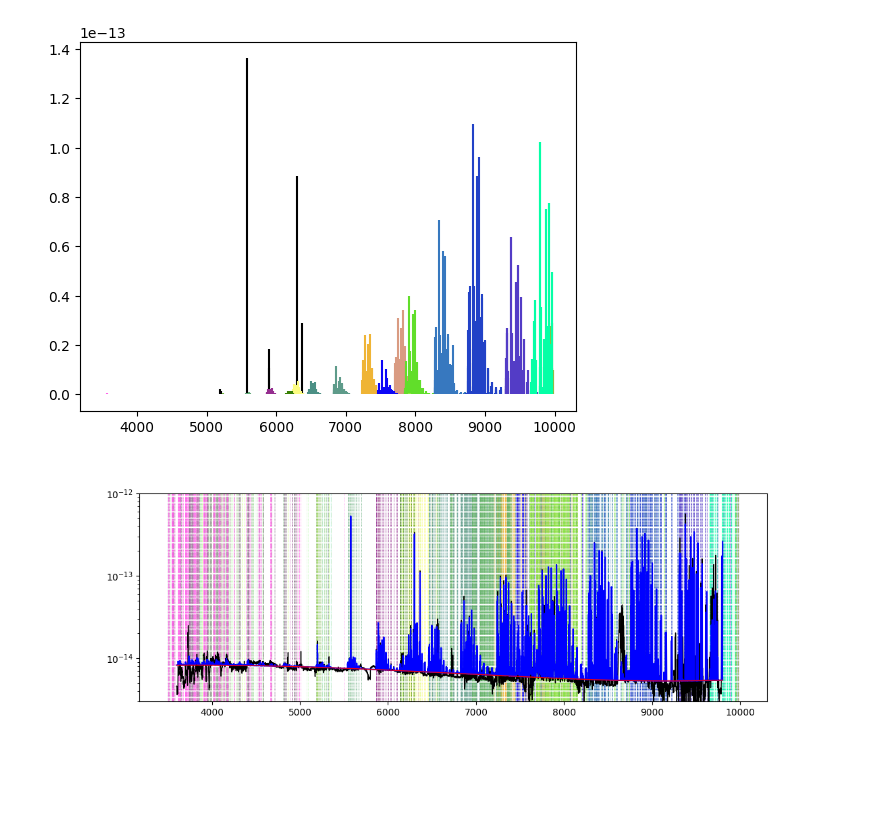
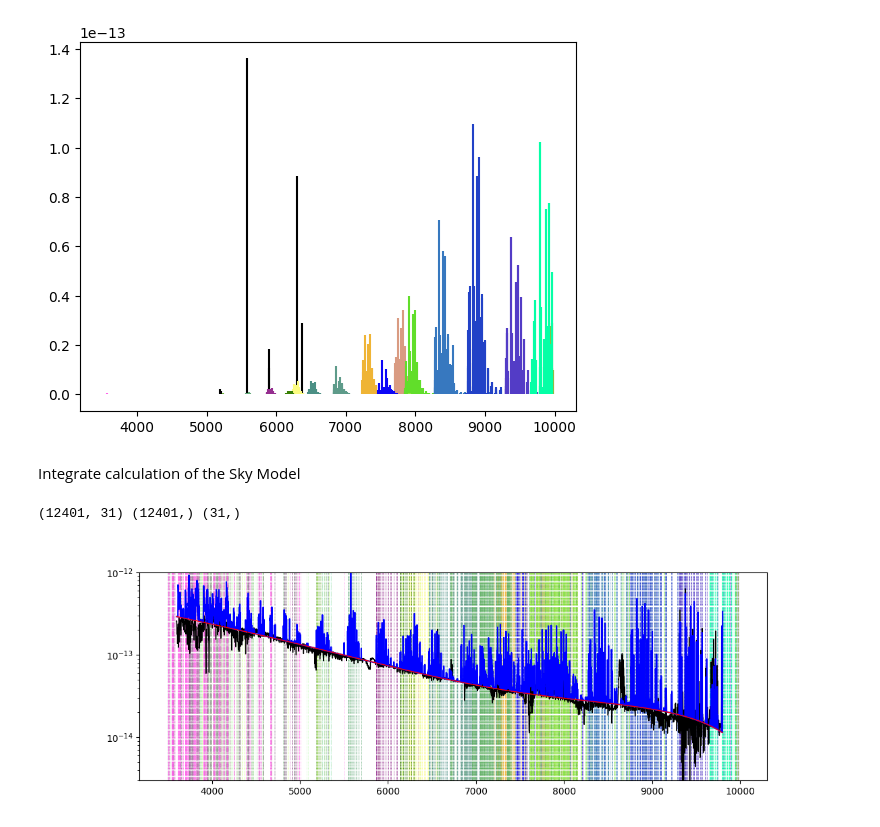
Before and after one commit to sdss/lvmsky, a Jupyter notebook: skysub/sky_lines_by_group_nd.ipynb, the cells around one changed output. Cells and saved outputs as stored; diff of their text form; code cells hidden in the pictures; blank space fills up the shorter version.

Commit message:
Adding Sky Model continuum components into spectrum decomposition

```diff
--- a/skysub/sky_lines_by_group_nd.ipynb
+++ b/skysub/sky_lines_by_group_nd.ipynb
@@ -166,3 +166,5 @@ def get_lines_and_continuum(spec=2234):
 # plt.plot(wc,cont,'r-',linewidth=1)
 # plt.semilogy()
 # plt.ylim(3e-15,1e-12)
+# %% [markdown]
+Integrate calculation of the Sky Model
@@ -203,34 +244,41 @@ def fit_line_groups(wc, sc, cont, lines_only, plot=True):
                         vV.append(flux[line]*v / 1.0) #self._error[yy])
 
     B = sparse.csc_matrix((vV, (vJ, vI)), shape=(len(wc), ngroup+1))
 
     # plt.imshow(B.toarray(),aspect=0.002,vmin=0,vmax=1e-16)
     # plt.show()
 
     guess_flux = np.ones(ngroup+1) * 1e-13
-    # print(B.shape, lines_only.shape, guess_flux.shape)
-    out = sparse.linalg.lsmr(B, lines_only / 1.0, x0=guess_flux)
+    print(B.shape, lines_only.shape, guess_flux.shape)
+    # out = sparse.linalg.lsmr(B, lines_only / 1.0, x0=guess_flux)
+    out = sparse.linalg.lsmr(B, sc / 1.0, x0=guess_flux)
+
     # error = np.sqrt(1 / ((B.multiply(B)).sum(axis=0))).A
     # error = error[0,:]
     F = out[0]
     # print(ngroup, F)
     model = B.dot(F)
 
     if plot:
         fig = plt.figure(figsize=(12,4))
         for i in range(0, np.max(sys)):
             m = sys==i
             plt.vlines(data['wave'][m], np.zeros_like(data['wave'])[m], data['flux_eso'][m], colors=c[i], linestyles=':', linewidth=0.5)
         plt.plot(wc,sc,'k-',linewidth=1)
         plt.semilogy()
         plt.ylim(3e-15,1e-12)
         plt.plot(wc,model+cont,'b-')
         plt.plot(wc,cont,'r-',linewidth=1)
 
     return F, model
 
+
 %matplotlib widget
-wc, sc, cont, lines_only = get_lines_and_continuum(spec = 2234)
+wc, sc, cont, lines_only = get_lines_and_continuum(spec=3115)
+
+
+
 F, model = fit_line_groups(wc, sc, cont, lines_only, plot=True)
 # %% [output]
+(12401, 31) (12401,) (31,)
-[figure, old version]
+[figure, new version]
```
Also changed, not shown: parts of 5 cells of this notebook, 2 other files.
